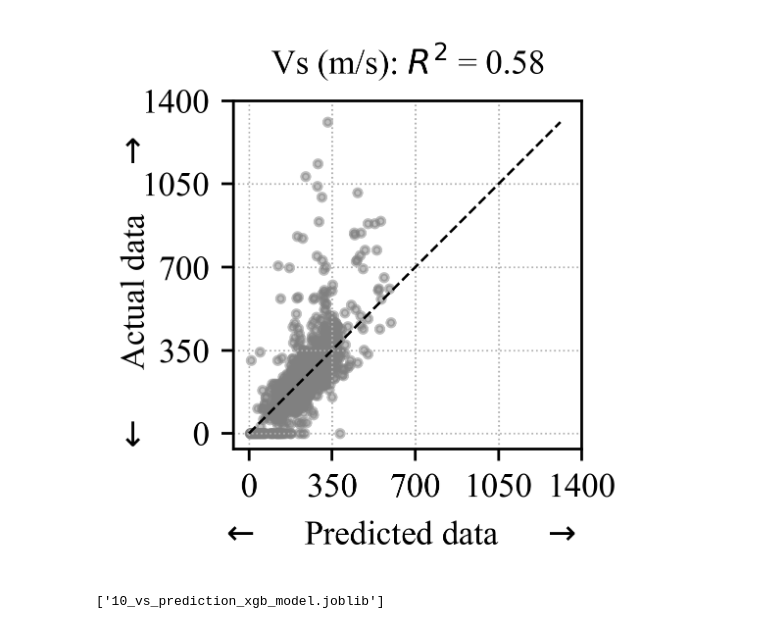
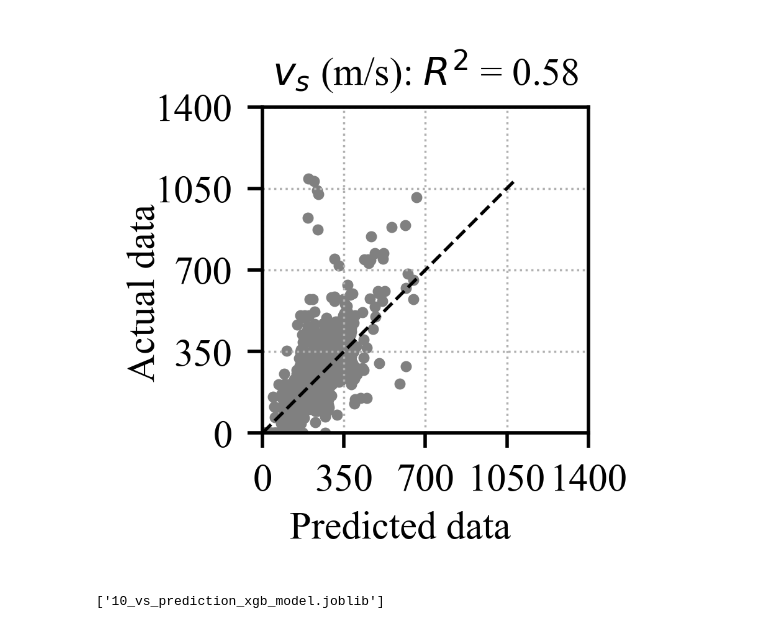
Before and after one commit to harifel/ISGSR25_DataDrivenSiteCharacterization, a Jupyter notebook: src/10_training_CPT_vs.ipynb, the cells around one changed output. Saved outputs shown, nothing was run; the diff lists cells and outputs as text; code cells hidden in the pictures.

```diff
--- a/src/10_training_CPT_vs.ipynb
+++ b/src/10_training_CPT_vs.ipynb
@@ -244,0 +281,20 @@ best objective value : 0.595411834016882
+# %%
+# Extract the best parameters and objective value
+best_params = {
+    "n_estimators": int(res.X[0]),
+    "learning_rate": res.X[1],
+    "max_depth": int(res.X[2]),
+    "subsample": res.X[3],
+    "min_child_weight": res.X[4],
+    "verbosity": 1,
+    "objective": "reg:squarederror",
+    "tree_method": "hist",
+    "n_jobs": -1,  # Number of jobs
+}
+
+print("\nBest Parameters from DE Algorithm:")
+for key, value in best_params.items():
+    print(f"{key:>20s} : {value}")
+
+best_r2 = -res.F[0]  # Convert back to positive R²
+print(f"Best R²: {best_r2}")
@@ -245,5 +313,5 @@ best objective value : 0.595411834016882
 # %%
-model = xgb.XGBRegressor(**hp, eval_metric="rmse",early_stopping_rounds = EARLY_STOPPING_ROUNDS)
+model = xgb.XGBRegressor(**best_params, eval_metric="rmse",early_stopping_rounds = EARLY_STOPPING_ROUNDS)
 rkf = RepeatedKFold(n_splits=N_SPLITS, n_repeats=N_REPEATS, random_state=RS)
 X_values = X_train.values
 y_values = y_train.values
@@ -264,8 +332,10 @@ score, mse = r2_score(y_true=y_test, y_pred=y_pred), mean_squared_error(y_true=y
 # %%
 from sklearn.metrics import PredictionErrorDisplay
 
-figsize= (15.5/2*cm, 15.5/2*cm)
-figsize=(15.92/3*cm, 15.92/3*cm)
+figsize= (15.4/3*cm, 15.4/3*cm)
+l = 4.1 * cm
+figsize= (l, l)
+# figsize=(15.92/3*cm, 15.92/3*cm)
 
 y_true = y_test
 y_pred = pd.DataFrame(y_pred)
@@ -281,42 +351,43 @@ ped = PredictionErrorDisplay.from_predictions(y_true=y_true,
                                             ax=axs,
                                             random_state=0,
                                             line_kwargs={"color": "black", "linewidth": 0.75, "linestyle": "--", "alpha": 1},)
 
 ped.ax_.set_xlabel("")  # Set x label
 ped.ax_.set_ylabel("")  # Set y label
 
 xlim, ylim = 0,1400
 
 ped.ax_.set_xticks(np.arange(xlim, ylim+0.001, (ylim-xlim)/4))
 ped.ax_.set_yticks(np.arange(xlim, ylim+0.001, (ylim-xlim)/4))
 # ped.ax_.set_xlim(xlim+0.001, ylim-0.001)
 # ped.ax_.set_ylim(xlim+0.001, ylim-0.001)
-
+ped.ax_.set_xlim(xlim)
+ped.ax_.set_ylim(xlim)
 
 ped.ax_.grid(linewidth = 0.5, linestyle = 'dotted')
 
 scatter = ped.figure_.axes[0].collections[0]
-scatter.set_color('black')
-scatter.set_sizes([5])
-scatter.set_alpha([0.5])
+scatter.set_color('gray')
+scatter.set_sizes([2.5])
+scatter.set_alpha([1])
 
 # plt.title(f'{investigated_column_plot}: $R^2$ = {score:.2f}, $MSE$ = {mse:.2f}', x = 0.41, y=1.02)
-plt.title(f'{selected_columns_x[-1]}: $R^2$ = {score:.2f}', x = 0.5, y=1.02)
+plt.title(f'{plot_columns_x_label[-1]}: $R^2$ = {score:.2f}', x = 0.5, y=0.99)
 
 
 ax = ped.ax_
 ax.set_xticks(ax.get_xticks())
 ax.tick_params(axis='x', rotation=0)
 
-fig.text(0.55, 0.03, r'$\leftarrow$     Predicted data     $\rightarrow$', ha='center', va='center')
-fig.text(0.04, 0.5, r'$\leftarrow$     Actual data     $\rightarrow$', ha='center', va='center', rotation='vertical')
+fig.text(0.55, 0.03, r'Predicted data', ha='center', va='center')
+fig.text(0.04, 0.5, r'Actual data', ha='center', va='center', rotation='vertical')
 
-plt.subplots_adjust(left=0.23, right=0.91, top=0.88, bottom=0.20, wspace=0.5, hspace=0.5)
+plt.subplots_adjust(left=0.275, right=0.925, top=0.87, bottom=0.22, wspace=0.5, hspace=0.5)
 
 save_path = r'..\graphics\\10_vs_prediction.png'
 plt.savefig(save_path, dpi=1000)
 # %% [output]
-[figure, old version]
+[figure, new version]
 # %%
 # Save the model using joblib or pickle
 import joblib
```
Also changed, not shown: parts of 14 cells of this notebook, 45 other files.
